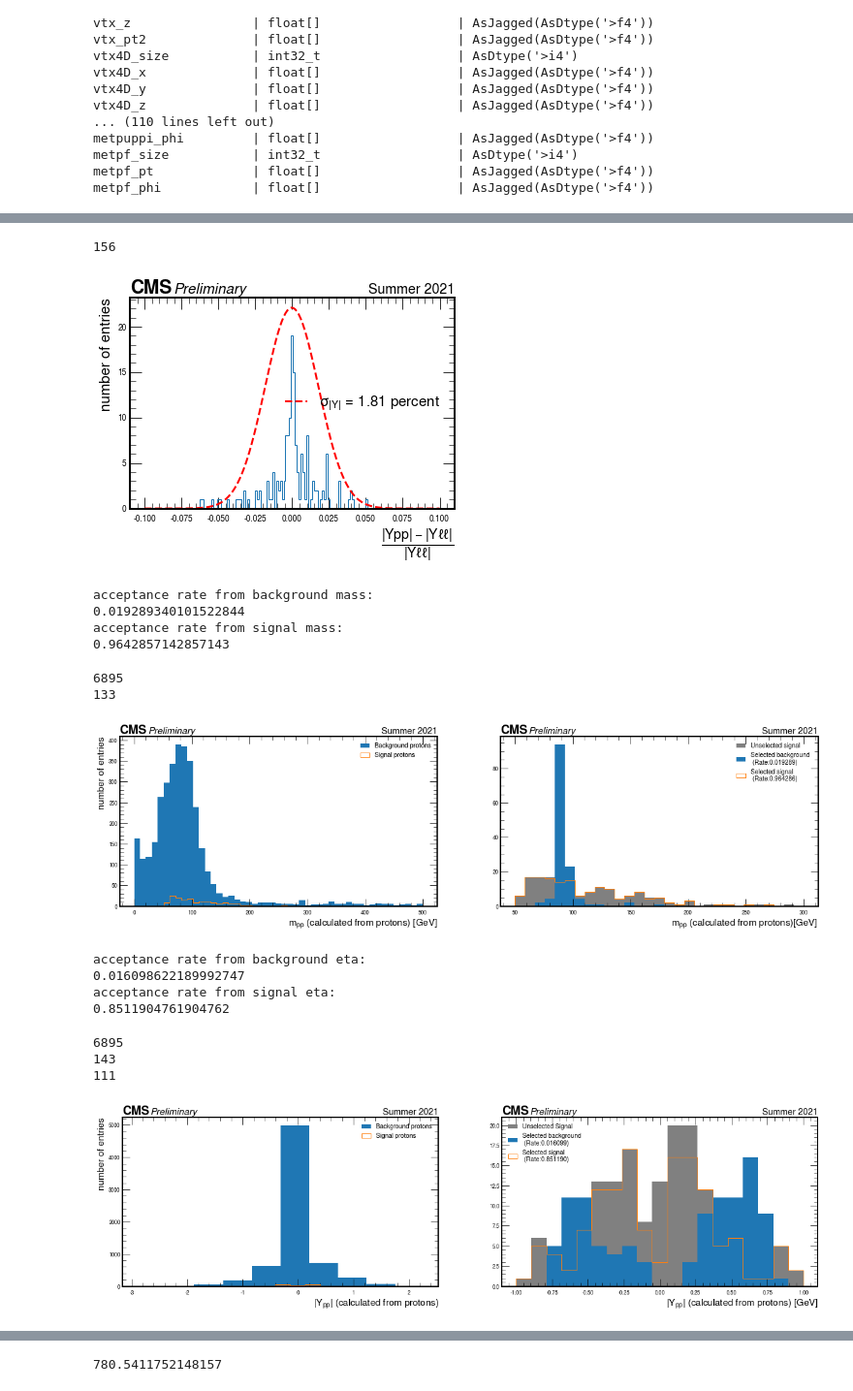
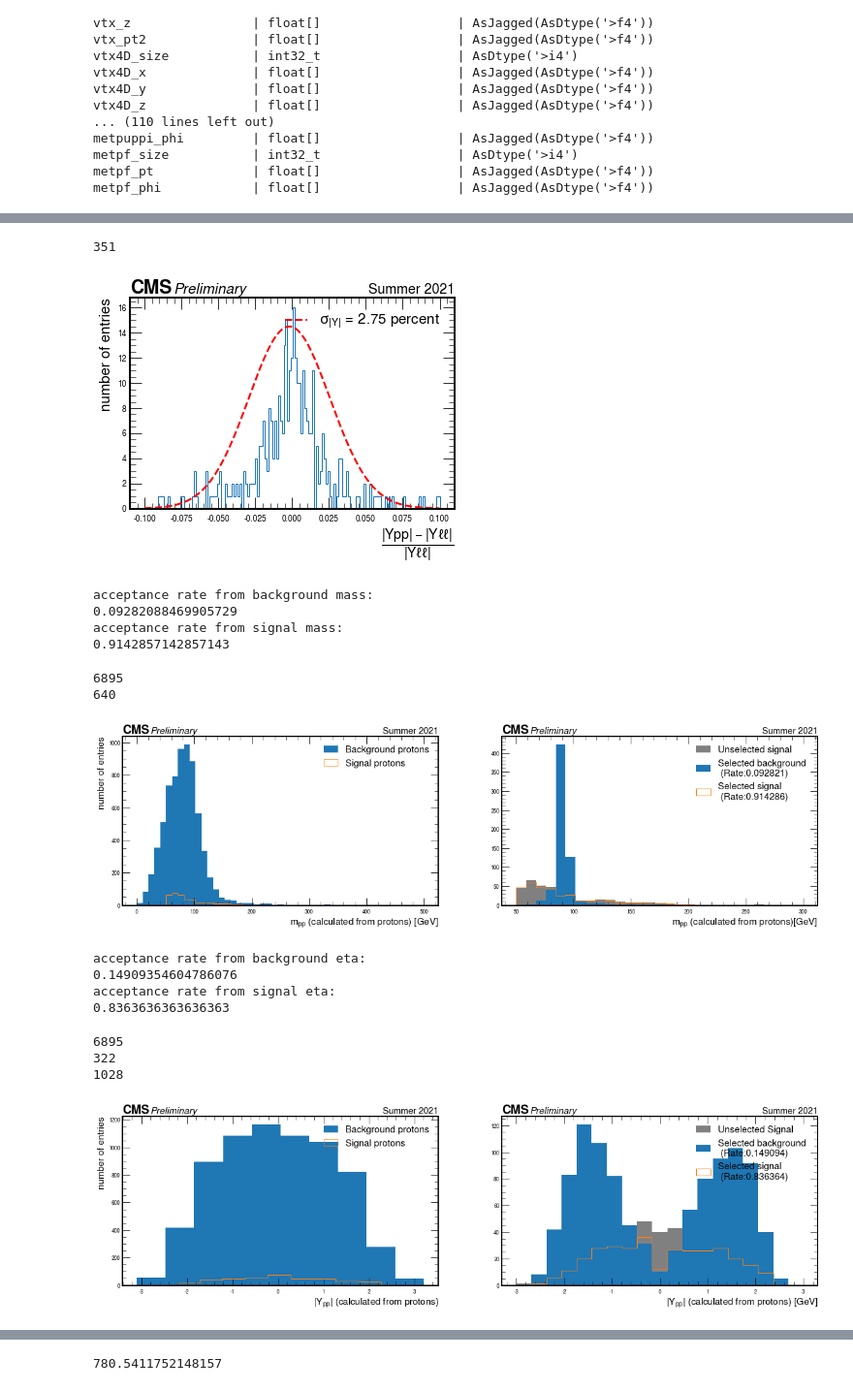
Before and after one commit to jloemker/SWAN, a Jupyter notebook: Analysis_Bg_Sig.ipynb, the cells around one changed output, grey strips where cells are left out. Shown at 97% size. Drawn from its saved outputs; the diff is of its cells as text; code cells hidden in the pictures.

```diff
--- a/Analysis_Bg_Sig.ipynb
+++ b/Analysis_Bg_Sig.ipynb
@@ -66,6 +66,7 @@ bg_protons = bg_tree.arrays(['genproton_xi','genproton_pz','genproton_vz','genpr
 bg_event_info = bg_tree.arrays(['genvtx_t0'])
 bg_vertices = bg_tree.arrays(['vtx4D_t','vtx4D_z','vtx4D_pt2'])
 # %%
+sqrt_s = 14000
 #define data array for signal
 sig_data = {}
 mh.InitData(sig_data)
@@ -78,10 +79,14 @@ for i in tqdm(range(N)):
     #if found less than 2 muons, skip the event:
     if mu1_idx<0 or mu2_idx<0: continue
     mu1, mu2 = mh.GiveMu(mu, mu1_idx, mu2_idx)
+    xi_dimu_plus = ((mu1.Pt()*np.exp(mu1.Rapidity())+mu2.Pt()*np.exp(mu2.Rapidity())) / sqrt_s)
+    xi_dimu_minus =((mu1.Pt()*np.exp(-mu1.Rapidity())+mu2.Pt()*np.exp(-mu2.Rapidity())) / sqrt_s)
+    #additional cut
+    if((xi_dimu_plus<0.0032) == True & (xi_dimu_minus<0.0032) == True): continue
     # find two signal protons:
     pr=protons[i]
     # smearing and selecting protons
-    pr1_idx, pr2_idx = mh.SelProtons(pr,mu1,mu2)
+    pr1_idx, pr2_idx = mh.SelProtons(pr,mu1,mu2, xi_dimu_plus, xi_dimu_minus)
     if pr1_idx<0 or pr2_idx<0: continue
     vx = vertices[i]
     ev = event_info[i]
@@ -101,10 +106,14 @@ for i in tqdm(range(n)):
     #if found less than 2 muons, skip the event:
     if mu1_idx<0 or mu2_idx<0: continue
     mu1, mu2 = mh.GiveMu(mu, mu1_idx, mu2_idx)
+    xi_dimu_plus = ((mu1.Pt()*np.exp(mu1.Rapidity())+mu2.Pt()*np.exp(mu2.Rapidity())) / sqrt_s)
+    xi_dimu_minus =((mu1.Pt()*np.exp(-mu1.Rapidity())+mu2.Pt()*np.exp(-mu2.Rapidity())) / sqrt_s)
+    #additional cut
+    if((xi_dimu_plus<0.0032) == True & (xi_dimu_minus<0.0032) == True): continue
     # find two signal protons:
     pr=bg_protons[i]
     # smearing and selecting protons
-    pr1_idx, pr2_idx = mh.SelProtons(pr, mu1, mu2)
+    pr1_idx, pr2_idx = mh.SelProtons(pr,mu1,mu2, xi_dimu_plus, xi_dimu_minus)
     #if pr1_idx<0 or pr2_idx<0: continue
     vx = bg_vertices[i]
     ev = bg_event_info[i]
@@ -169,7 +180,7 @@ plt.savefig('Week7/eta_diff.png',bbox_inches='tight')
 #You can plot mpp/mll-1 distribution, fit a gaussian and define a cut to be within the 2 sigma: |mpp-mll| < 2*sigma*mll
 data = (sig['mpp'].values/sig['mll'].values)-1
 #data = data[~np.isnan(data) & (abs(data) < 0.1)]
-data = data[ (data < 0.1) & (data > -0.1)]
+data = data[ abs(data) < 0.1]
 #np.delete(data,max(data))
 #data = data
 print((len(data)))
@@ -181,13 +192,13 @@ plt.hist(data,bins, histtype='step')
 (mu_m, sigma_m) = stats.norm.fit(data)
 x=bins
 y=stats.norm.pdf(x, mu_m, sigma_m)
-ax.plot(x, y, 'r--', linewidth=2,label='$\sigma_{m}$ = %2.2f percent'%(sigma_m*100))
+ax.plot(x, y, 'r--', linewidth=2,label='$\sigma_{m}$ = %2.2f percent'%(sigma_m*100), )
 
 hep.cms.label(llabel="Preliminary", rlabel="Summer 2021", ax=ax, fontsize=15)
 ax.set(xlabel=r'$ \frac{mpp - m\ell\ell}{m\ell\ell}$', ylabel='number of entries')
-ax.legend(fontsize=15)
+ax.legend(loc='upper right',fontsize=15)
 ax.xaxis.label.set_size(20)
 ax.yaxis.label.set_size(15)
 
-plt.savefig('Week7/fit_mass_ratio.png')
+plt.savefig('Week7/fit_mass_ratio.png',bbox_inches='tight')
 # %% [output]
@@ -196,7 +207,7 @@ plt.savefig('Week7/fit_mass_ratio.png')
 # %%
 new_data = (sig['ypp'].values - sig['yll'].values)/abs(sig['yll'].values)
 
-new_data = new_data[~np.isnan(new_data) & (new_data < 0.1) & (new_data > -0.1) ]
+new_data = new_data[~np.isnan(new_data) &(abs(new_data) < 0.1) ]
 #data = data[data <100]
 #new_data = np.delete(data, np.where(data == np.max(data)) )
 #new_data = np.delete(new_data,np.where(data == np.min(data)) )
@@ -214,14 +225,14 @@ ax.plot(x, y, 'r--', linewidth=2,label='$\sigma_{|Y|}$ = %2.2f percent'%(sigma_y
 
 hep.cms.label(llabel="Preliminary", rlabel="Summer 2021", ax=ax,fontsize=15)
 ax.set(xlabel=r'$\frac{|Ypp| - |Y\ell \ell|}{|Y\ell \ell|}$', ylabel='number of entries')
-ax.legend(fontsize=15)
+ax.legend(loc='upper right',fontsize=15)
 ax.xaxis.label.set_size(20)
 ax.yaxis.label.set_size(15)
 
-plt.savefig('Week7/fit_eta_ratio.png')
+plt.savefig('Week7/fit_eta_ratio.png',bbox_inches='tight')
 # %% [output]
-156
+351
-[figure, old version]
+[figure, new version]
 # %%
 #criteria for selection: |mpp-mll|<2sigma*mll
 #sigma_m = 0.03
@@ -250,9 +261,9 @@ print('acceptance rate from signal mass:')
 print(m_acc_s)
 # %% [output]
 acceptance rate from background mass:
-0.019289340101522844
+0.09282088469905729
 acceptance rate from signal mass:
-0.9642857142857143
+0.9142857142857143
 # %%
 
 #plt.savefig('Correct/muon_eta.png',bbox_inches='tight')
@@ -272,14 +283,14 @@ ax[1].set(xlabel=r'$m_{pp}$ (calculated from protons)[GeV]')
 ax[1].legend(fontsize=15)
 for i in range(2):
     hep.cms.label(llabel="Preliminary", rlabel="Summer 2021", ax=ax[i], fontsize = 15)
-    ax[i].legend(fontsize=10)
+    ax[i].legend(fontsize=15)
     ax[i].xaxis.label.set_size(15)
     ax[i].yaxis.label.set_size(15)
 plt.savefig('Week7/surviving_protons_mass',bbox_inches='tight')
 # %% [output]
 6895
-133
+640
-[figure, old version]
+[figure, new version]
 # %%
 #criteria for selection: |ypp-yll|<2sigma*mll
 b = []
@@ -305,36 +316,36 @@ print('acceptance rate from signal eta:')
 print(y_acc_s)
 # %% [output]
 acceptance rate from background eta:
-0.016098622189992747
+0.14909354604786076
 acceptance rate from signal eta:
-0.8511904761904762
+0.8363636363636363
 # %%
 
 f, ax = plt.subplots(1,2,figsize=(20,5),sharey=False)
 bins = np.linspace(-4,4,10)
 print(len(bg['ypp']))
 ax[0].hist(bg['ypp'],label='Background protons')
 ax[0].hist(sig['ypp'], histtype='step', label='Signal protons')
 ax[0].set(xlabel=r'$|Y_{pp}|$ (calculated from protons)', ylabel='number of entries')
-binsb = np.linspace(-1,1,20)
+binsb = np.linspace(-3,3,20)
 print(len(s))
 print(len(b))
 ax[1].hist(sig['ypp'],binsb, color = 'grey', label='Unselected Signal')
 ax[1].hist(b,binsb,label='Selected background \n (Rate:%6.6f)'%y_acc_bg)
 ax[1].hist(s,binsb,histtype='step',label='Selected signal \n (Rate:%6.6f)'%y_acc_s)
 ax[1].set(xlabel=r'$|Y_{pp}|$ (calculated from protons) [GeV]')
 
 for i in range(2):
     hep.cms.label(llabel="Preliminary", rlabel="Summer 2021", ax=ax[i], fontsize = 15)
-    ax[i].legend(fontsize=10)
+    ax[i].legend(fontsize=15)
     ax[i].xaxis.label.set_size(15)
     ax[i].yaxis.label.set_size(15)
 plt.savefig('Week7/surviving_protons_eta', bbox_inches='tight')
 # %% [output]
 6895
-143
-111
+322
+1028
-[figure, old version]
+[figure, new version]
 # %%
 data_mb = abs(bg['mpp']-bg['mll'])
 data_yb = abs(bg['ypp']-bg['yll'])
```
Also changed, not shown: parts of 24 cells of this notebook, 1 other file.
